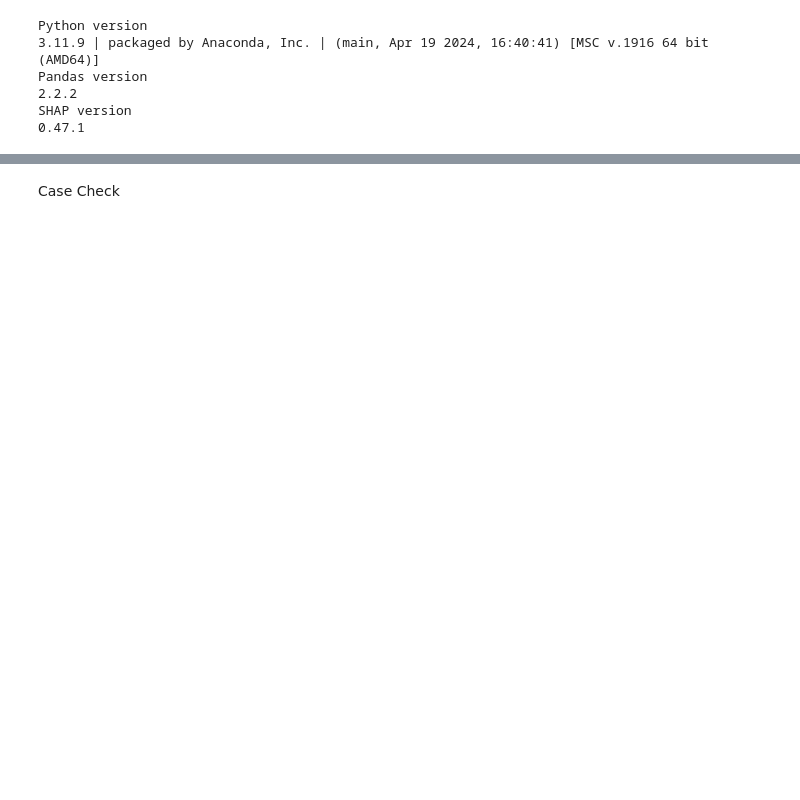
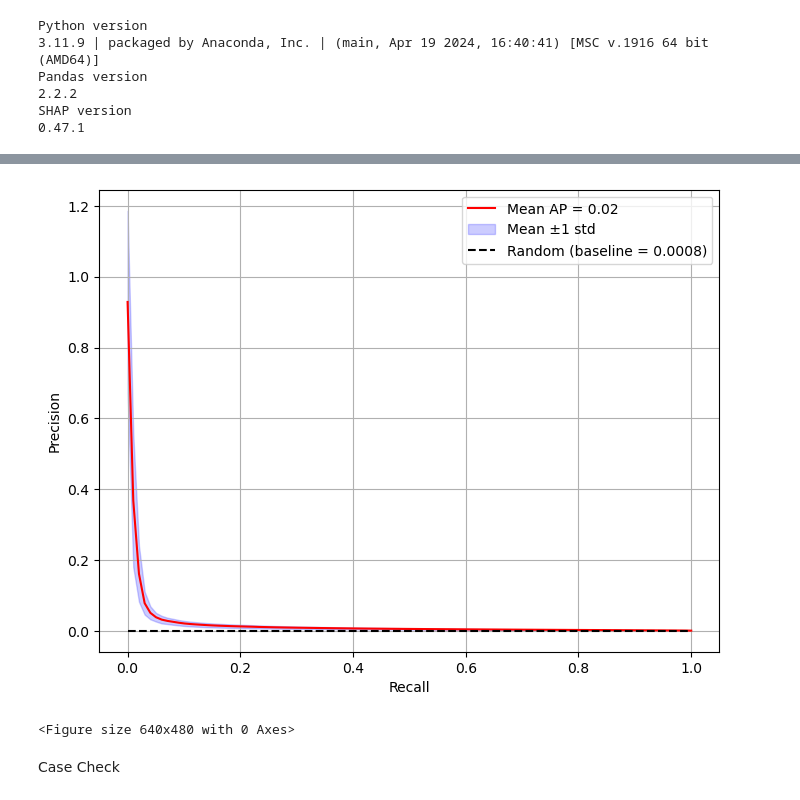
Before and after one commit to fangshuye98/CA_WildFire_ML, a Jupyter notebook: Code/05 Expain - South - Season - FireSize - 2007_2020.ipynb, the cells around one changed output, grey strips where cells are left out. Drawn from its saved outputs; the diff is of its cells as text; code cells hidden in the pictures; blank space fills up the shorter version.

```diff
--- a/Code/05 Expain - South - Season - FireSize - 2007_2020.ipynb
+++ b/Code/05 Expain - South - Season - FireSize - 2007_2020.ipynb
@@ -303,7 +308,7 @@ with tqdm(total=total_iterations, desc="Processing years, areas, and season") as
 
                 # Create and save the SHAP beeswarm plot
                 plt.figure()  # Create a new figure
-                shap.plots.beeswarm(shap_values, max_display=10, order=order, show=False, group_remaining_features =False)
+                shap.plots.beeswarm(shap_values, max_display=50, order=order, show=False, group_remaining_features =False)
                 plt.title(f"SHAP Beeswarm Plot ({yr}, {area}, {season})")
                 plt.savefig(f'../Plot/Shap/FireSize/greater1_log_median/SHAP_Beeswarm_{yr}_{area}_{season}_greater_{big_fire_size}.png', bbox_inches='tight')
                 plt.close()  # Close the figure to avoid overlapping plots
@@ -317,2 +437,23 @@ with tqdm(total=total_iterations, desc="Processing years, areas, and season") as
+# %%
+baseline = np.mean(all_y_true)
+
+# Plot
+plt.figure(figsize=(8, 6))
+
+# plt.plot(recall_points, mean_precision, color='red', label=f'Mean PR (AP = {mean_ap:.2f} ± {std_ap:.2f})')
+plt.plot(recall_points, mean_precision, color='red', label=f'Mean AP = {mean_ap:.2f}')
+plt.fill_between(recall_points, mean_precision - std_precision, mean_precision + std_precision, color='blue', alpha=0.2, label='Mean ±1 std')
+plt.hlines(y=baseline, xmin=0, xmax=1, color='black', linestyle='--', label=f'Random (baseline = {baseline:.4f})')
+
+plt.xlabel('Recall')
+plt.ylabel('Precision')
+plt.title('')
+plt.legend(loc='upper right')
+plt.grid(True)
+plt.show()
+plt.savefig('../Plot/ROC/Mean_PR_Curve.png', bbox_inches='tight')
+# %% [output]
+[figure, added]
+<Figure size 640x480 with 0 Axes>
 # %% [markdown]
 Case Check
```
Also changed, not shown: parts of 12 cells of this notebook, 44 other files.
